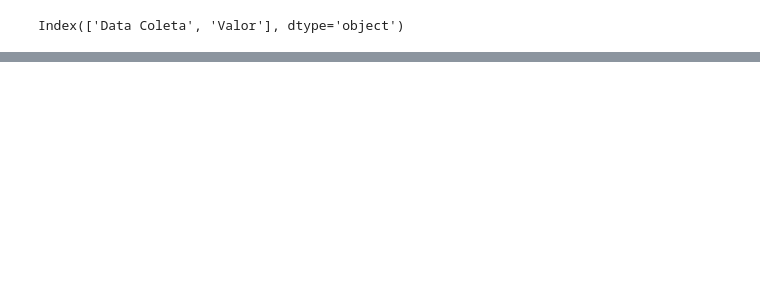
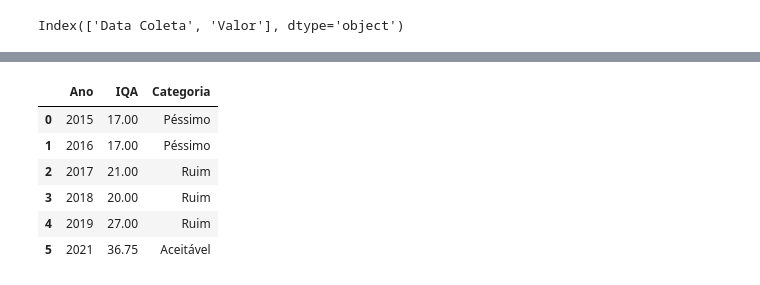
Before and after one commit to leonardodma/p3-qta, a Jupyter notebook: graficos.ipynb, the cells around one changed output, grey strips where cells are left out. Saved outputs shown, nothing was run; the diff lists cells and outputs as text; code cells hidden in the pictures; blank space fills up the shorter version.

```diff
--- a/graficos.ipynb
+++ b/graficos.ipynb
@@ -102,0 +173,12 @@ for k,v in variaveis.items():
+# %%
+iqa_anos = {'Ano':[2015,2016,2017,2018,2019,2021],'IQA':[17,17,21,20,27,coleta_iqa], 'Categoria':['Péssimo','Péssimo','Ruim','Ruim','Ruim', 'Aceitável']}
+df_iqa_anos = pd.DataFrame(iqa_anos)
+df_iqa_anos
+# %% [output]
+|  | Ano | IQA | Categoria |
+| 0 | 2015 | 17.00 | Péssimo |
+| 1 | 2016 | 17.00 | Péssimo |
+| 2 | 2017 | 21.00 | Ruim |
+| 3 | 2018 | 20.00 | Ruim |
+| 4 | 2019 | 27.00 | Ruim |
+| 5 | 2021 | 36.75 | Aceitável |
```
Also changed, not shown: parts of 13 cells of this notebook, 10 other files.
